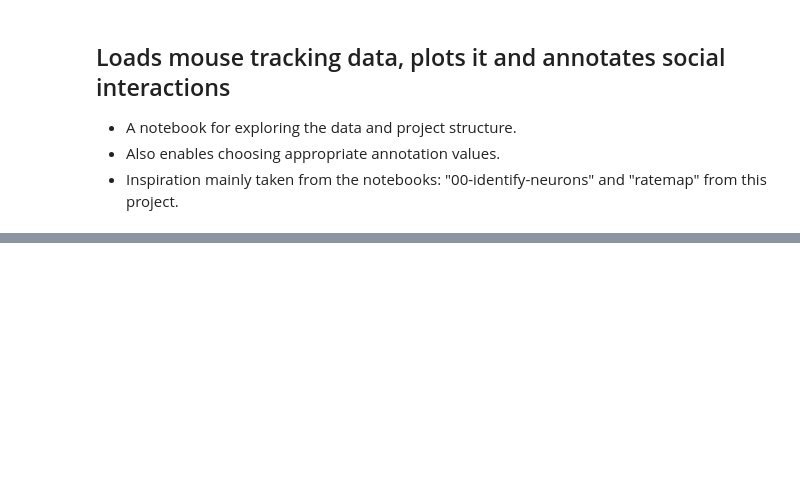
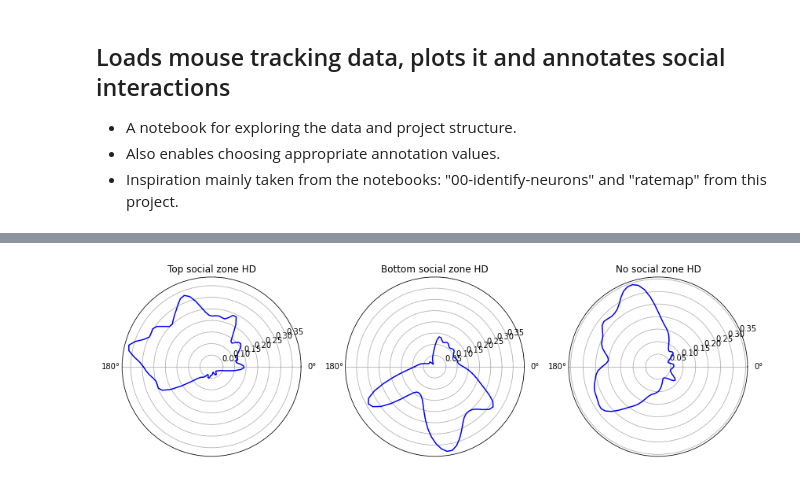
Before and after one commit to CINPLA/cinpla-base, a Jupyter notebook: notebooks/000-annotate-social-interactions-visualisation.ipynb, the cells around one changed output, grey strips where cells are left out. Saved outputs shown, nothing was run; the diff lists cells and outputs as text; code cells hidden in the pictures; blank space fills up the shorter version.

```diff
--- a/notebooks/000-annotate-social-interactions-visualisation.ipynb
+++ b/notebooks/000-annotate-social-interactions-visualisation.ipynb
@@ -135,0 +191,27 @@ plt.tight_layout()
+# %%
+def vonmises_kde(data, kappa=100, n_bins=100):
+    # Kernel Density Estimation - continuous equivalent of a histogram
+    from scipy.special import i0
+    x = np.linspace(-np.pi, np.pi, n_bins)
+    if len(data) == 0:
+        return [], []
+    # integrate vonmises kernels
+    kde = np.exp(kappa * np.cos(x[:, None] - data[None, :])).sum(1) / (2 * np.pi * i0(kappa))
+    kde /= np.trapz(kde, x=x)
+    return x, kde
+
+from matplotlib import gridspec
+fig = plt.figure(figsize=(12,5))
+gs = gridspec.GridSpec(nrows=1,ncols=3)
+axs = [fig.add_subplot(gs[0,i],projection='polar') for i in range(3)]
+[ax.set_xticks([0, np.pi]) for ax in axs]
+
+axs[0].plot(*vonmises_kde(a[sm1]),color='b')
+axs[0].set_title('Top social zone HD')
+axs[1].plot(*vonmises_kde(a[sm2]),color='b')
+axs[1].set_title('Bottom social zone HD')
+axs[2].plot(*vonmises_kde(a[nsm]),color='b')
+axs[2].set_title('No social zone HD')
+plt.tight_layout()
+# %% [output]
+[figure, added]
```
Also changed, not shown: parts of 10 cells of this notebook.
